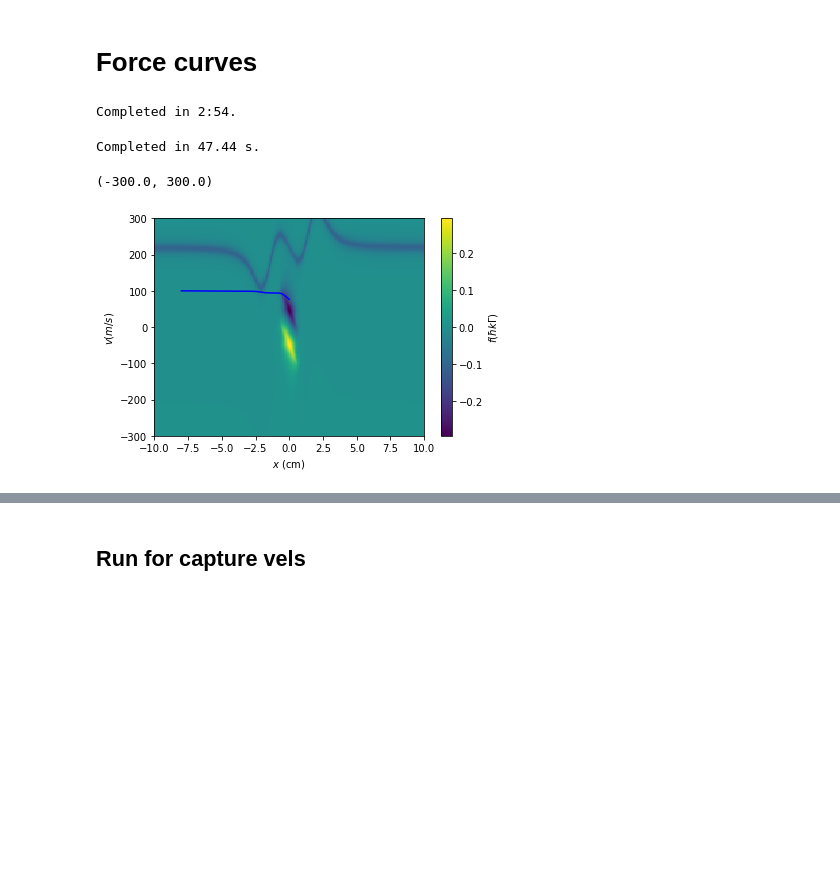
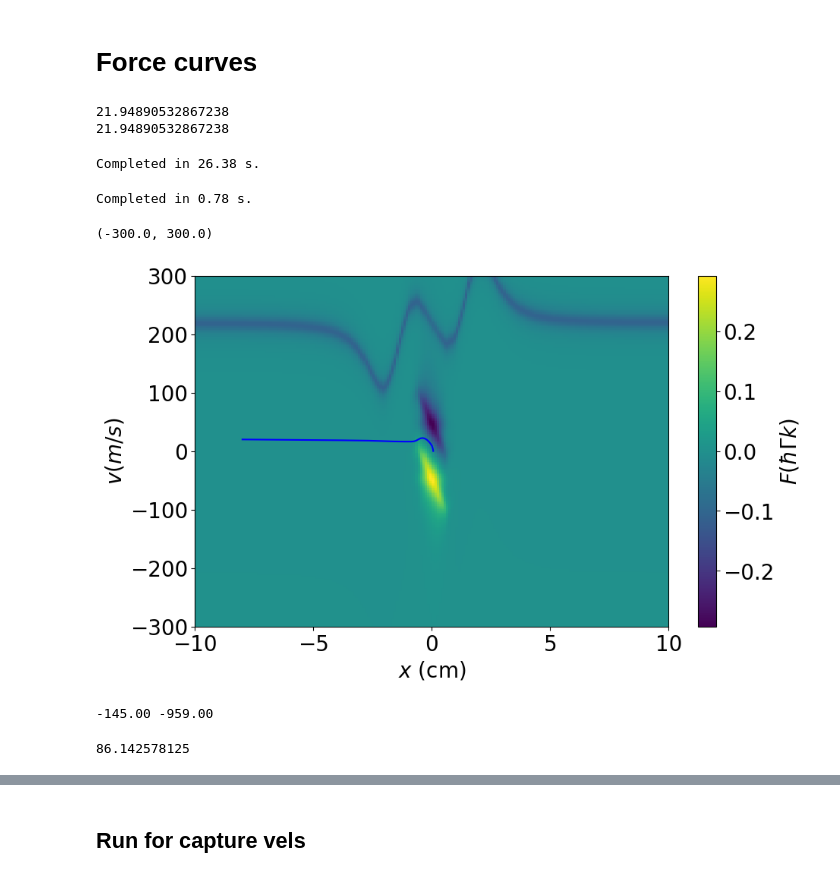
Before and after one commit to UVQuanT-Ultracold-AlF/Cd-MOT, a Jupyter notebook: Cd_isotope_MOT.ipynb, the cells around one changed output, grey strips where cells are left out. Saved outputs shown, nothing was run; the diff lists cells and outputs as text; code cells hidden in the pictures; blank space fills up the shorter version.

Commit message:
Continued investigation into units

```diff
--- a/Cd_isotope_MOT.ipynb
+++ b/Cd_isotope_MOT.ipynb
@@ -113,7 +142,7 @@ for key in mass.keys():
 # %% [markdown]
 ## Magnets
 # %%
-permMagnets=mi('./csv/2D_Br.csv', './csv/2D_Bz.csv', gammaMHz=Gamma/1e6, symmetry = -1, gauss_unit=gauss_unit, cm_unit = cm_unit)
+permMagnets=mi('./csv/2D_Br.csv', './csv/2D_Bz.csv', gammaMHz=Gamma, symmetry = -1, gauss_unit=gauss_unit, cm_unit = cm_unit)
 permMagnetsPylcp = pylcp.magField(permMagnets.fieldCartesian)
 # %% [markdown]
 ## Check magnetic fields
@@ -222,33 +260,45 @@ rateeq_vel_unit = Gamma/k
+# %%
+assert abs(Gamma/k - velocity_unit)/velocity_unit < 1e-2
+print(velocity_unit)
+print(Gamma/k)
+# %% [output]
+21.94890532867238
+21.94890532867238
 # %%
-rateeq = pylcp.rateeq(MOT_and_Slow_Beams(MOT_detuning,-10), permMagnetsPylcp, gen_Boson_Hamiltonian() ,include_mag_forces=False)
+rateeq = pylcp.rateeq(MOT_and_Slow_Beams(MOT_detuning,-10*Gamma/hertz_unit), permMagnetsPylcp, gen_Boson_Hamiltonian() ,include_mag_forces=False)
+# %%
+r = np.linspace(-10/cm_unit, 10/cm_unit, 200)
+v = np.linspace(-300/velocity_unit, 300/velocity_unit, 200)
+
+R, V = np.meshgrid(r, v)
+rateeq.generate_force_profile([R, np.zeros(R.shape), np.zeros(R.shape)],
+                           [V, np.zeros(V.shape), np.zeros(V.shape)],
+                           name='Frad', progress_bar=True)
+# %% [output]
+Completed in 26.38 s.
 # %%
-rateeq.set_initial_position_and_velocity(np.array([-8/cm_unit, 0., 0.]),np.array([100/rateeq_vel_unit, 0., 0.]))
+rateeq.set_initial_position_and_velocity(np.array([-8/cm_unit, 0., 0.]),np.array([20/velocity_unit, 0., 0.]))
 rateeq.set_initial_pop(np.array([1., 0., 0., 0.]))
-rateeq.evolve_motion([0., 1e-2/time_unit], events=[captured_condition, lost_condition, backwards_lost], progress_bar=True)
+rateeq.evolve_motion([0., 1/time_unit], events=[captured_condition, lost_condition, backwards_lost], progress_bar=True, method= 'BDF')
 sol = rateeq.sol
 # %% [output]
-Completed in 2:54.
+Completed in 0.78 s.
-# %%
-r = np.linspace(-10/cm_unit, 10/cm_unit, 200)
-v = np.linspace(-300/rateeq_vel_unit, 300/rateeq_vel_unit, 200)
-
-R, V = np.meshgrid(r, v)
-rateeq.generate_force_profile([R, np.zeros(R.shape), np.zeros(R.shape)],
-                           [V, np.zeros(V.shape), np.zeros(V.shape)],
-                           name='Frad', progress_bar=True)
-# %% [output]
-Completed in 47.44 s.
 # %%
-fig, ax = plt.subplots(1, 1)
-ax.plot(sol.r[0]*cm_unit,sol.v[0]*rateeq_vel_unit,'b-')
-colormesh = ax.pcolormesh(R*cm_unit, V*rateeq_vel_unit, rateeq.profile['Frad'].F[0], cmap = 'viridis')
+fig, ax = plt.subplots(1, 1,figsize=[10,6])
+ax.plot(sol.r[0]*cm_unit,sol.v[0]*velocity_unit,'b-')
+colormesh = ax.pcolormesh(R*cm_unit, V*velocity_unit, rateeq.profile['Frad'].F[0], cmap = 'viridis')
 cb1 = plt.colorbar(colormesh)
-cb1.set_label('$f(\hbar k \Gamma)$')
+cb1.set_label('$F(\\hbar\\Gamma k)$')
 ax.set_xlabel('$x$ (cm)')
 ax.set_ylabel('$v(m/s)$')
 fig.subplots_adjust(left=0.12,right=0.9)
 ax.set_xlim([-10,10])
 ax.set_ylim([-300,300])
 # %% [output]
 (-300.0, 300.0)
-[figure, old version]
+[figure, new version]
+# %%
+captureVelocityForEq(MOT_detuning, -10*Gamma/hertz_unit, Hamiltonians[114])*velocity_unit
+# %% [output]
+-145.00 -959.00
+86.142578125
```
Also changed, not shown: parts of 11 cells of this notebook, 11 other files.
